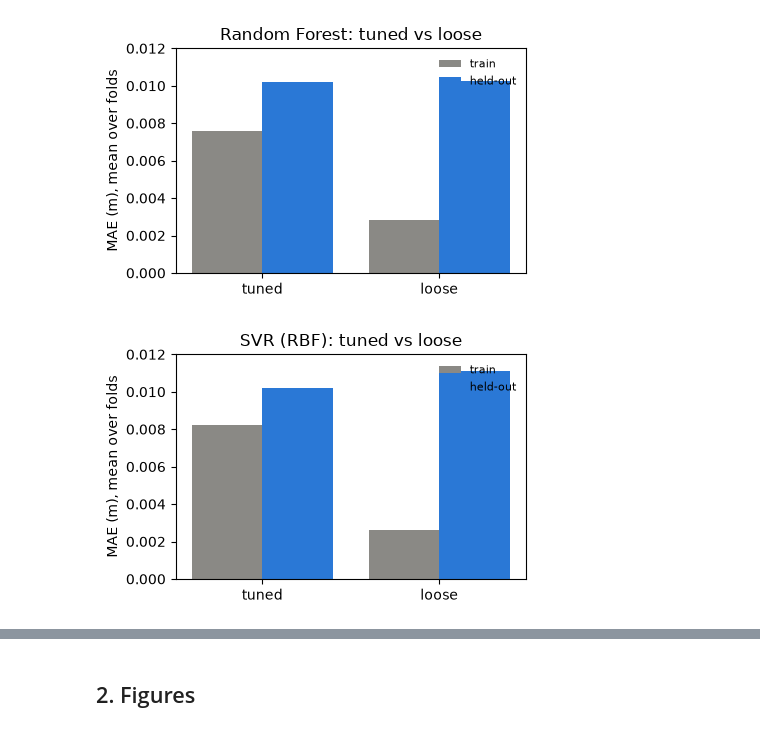
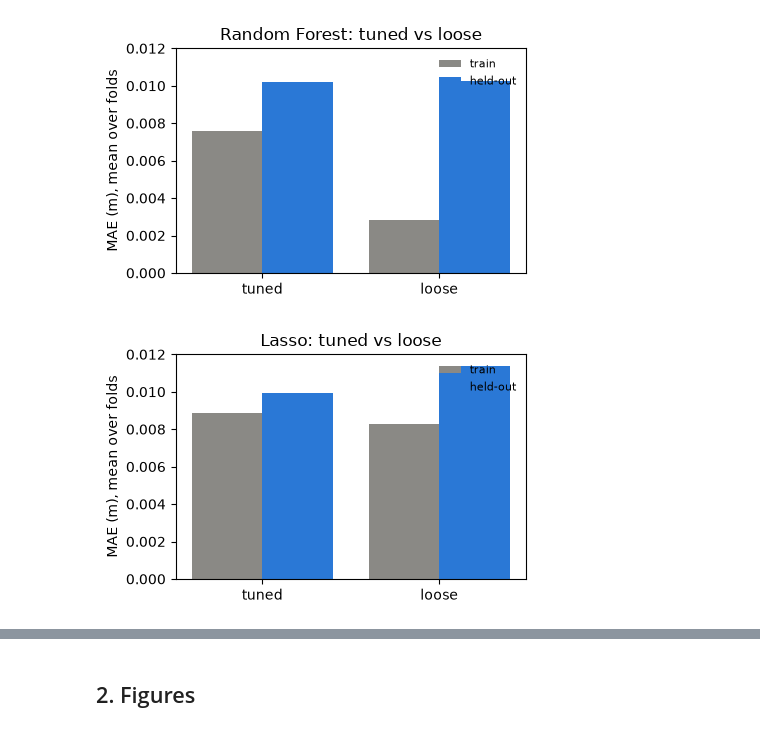
Before and after one commit to Dadi-Dinesh/Drift-Sense, a Jupyter notebook: notebooks/06_ml_evaluation.ipynb, the cells around one changed output, grey strips where cells are left out. Cells and saved outputs as stored; diff of their text form; code cells hidden in the pictures.

```diff
--- a/notebooks/06_ml_evaluation.ipynb
+++ b/notebooks/06_ml_evaluation.ipynb
@@ -195,14 +204,14 @@ fig.tight_layout(); plt.show()
 # %% [output]
 [figure]
 # %%
-g = o[o["model"] == "svr"]
+g = o[o["model"] == "lasso"]
 x = np.arange(len(g))
 fig, ax = plt.subplots(figsize=(4.5, 3))
 ax.bar(x - 0.2, g["train_mae"], 0.4, label="train", color="#8a8985")
 ax.bar(x + 0.2, g["test_mae"], 0.4, label="held-out", color="#2a78d6")
 ax.set_xticks(x, g["setting"]); ax.set_ylim(0, 0.012)
-ax.set_ylabel("MAE (m), mean over folds"); ax.set_title(f"{plots.MODEL_LABELS['svr']}: tuned vs loose")
+ax.set_ylabel("MAE (m), mean over folds"); ax.set_title(f"{plots.MODEL_LABELS['lasso']}: tuned vs loose")
 ax.legend(frameon=False, fontsize=8)
 fig.tight_layout(); plt.show()
 # %% [output]
-[figure, old version]
+[figure, new version]
```
Also changed, not shown: parts of 17 cells of this notebook, 1 other file.
